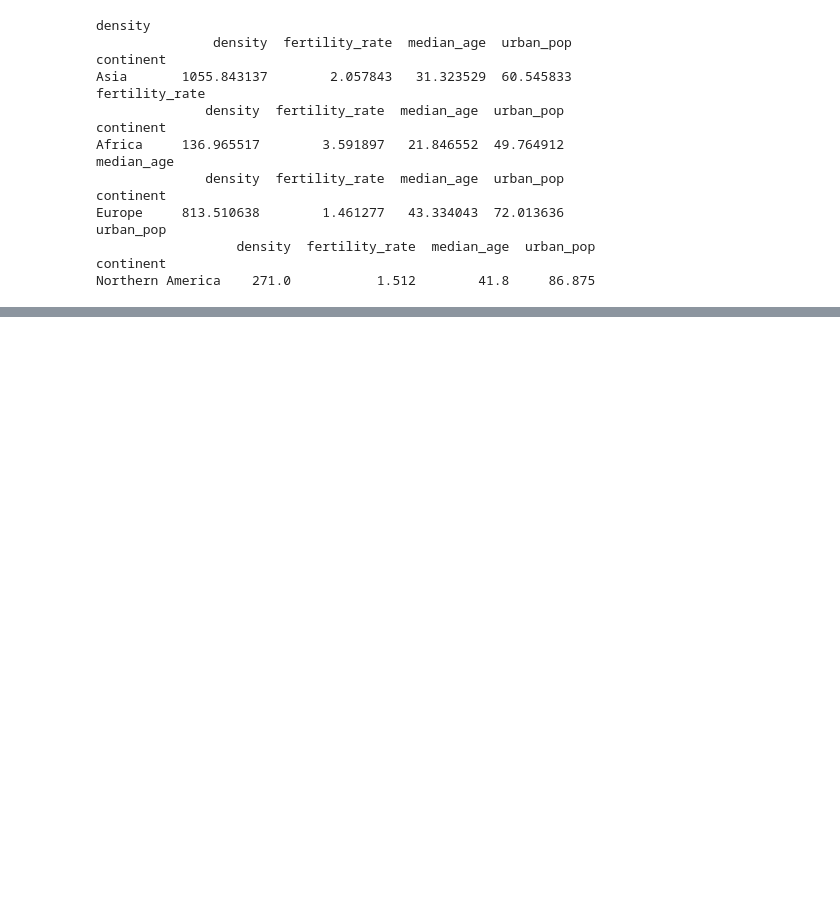
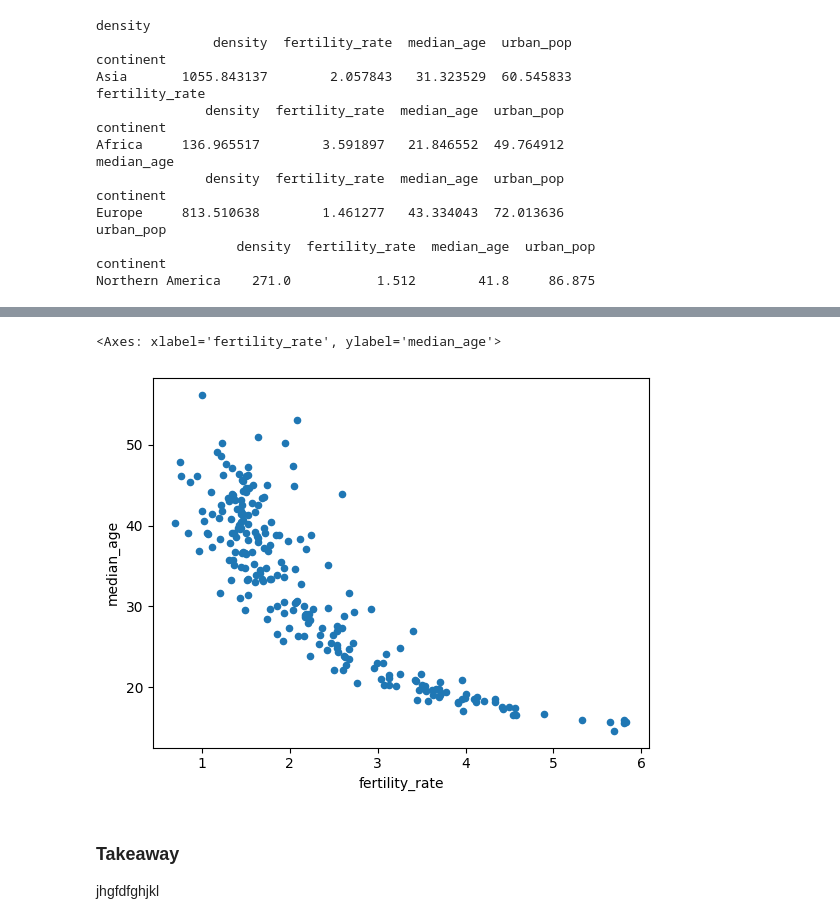
Before and after one commit to KristijanJakimov/population_project, a Jupyter notebook: analysis.ipynb, the cells around one changed output, grey strips where cells are left out. Cells and saved outputs as stored; diff of their text form; code cells hidden in the pictures; blank space fills up the shorter version.

Commit message:
second chart : scatter chart, will add and edit takeaway later

```diff
--- a/analysis.ipynb
+++ b/analysis.ipynb
@@ -148,0 +156,9 @@ Matplotlib is building the font cache; this may take a moment.
+# %%
+data.plot.scatter(x="fertility_rate", y="median_age")
+# %% [output]
+<Axes: xlabel='fertility_rate', ylabel='median_age'>
+[figure, added]
+# %% [markdown]
+### Takeaway
+
+jhgfdfghjkl
```
Also changed, not shown: parts of 3 cells of this notebook.
